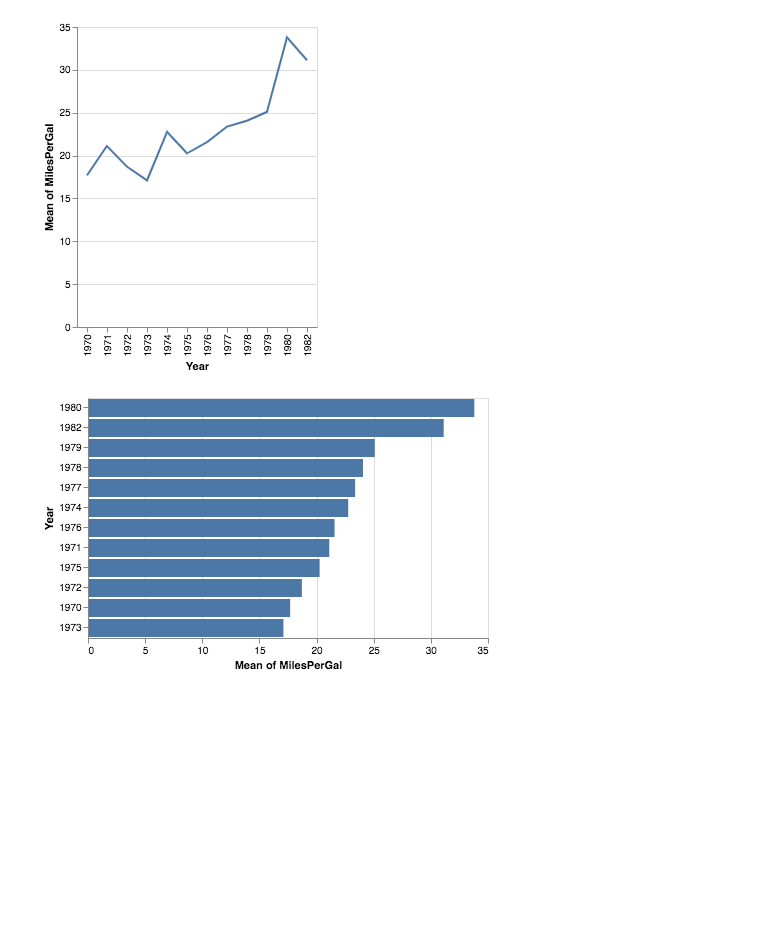
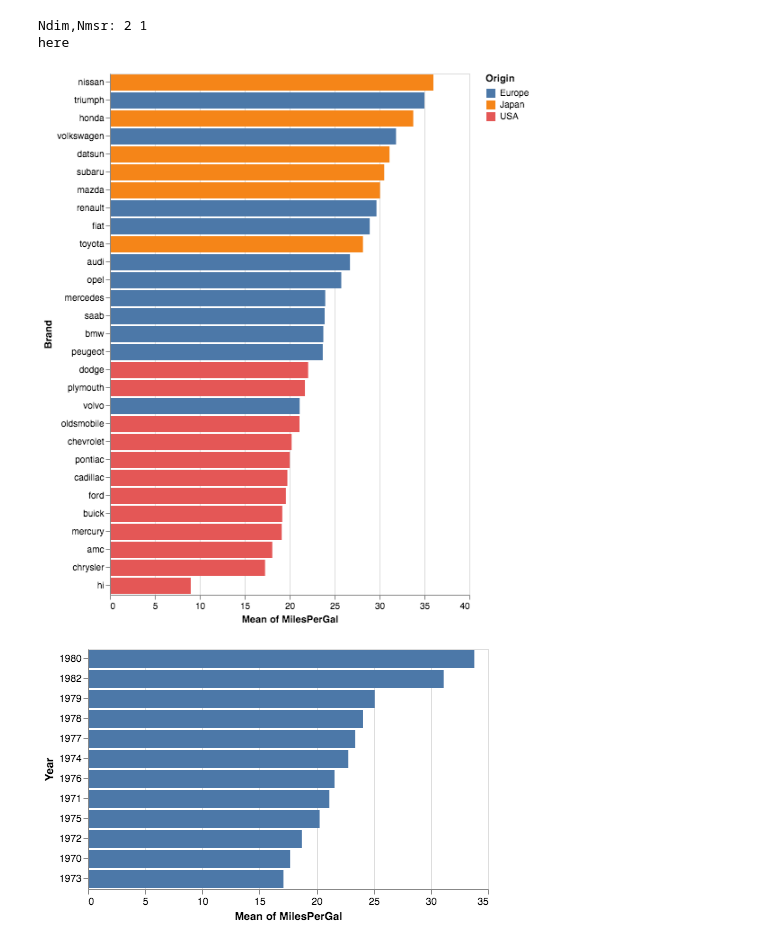
Before and after one commit to dorisjlee/datasci-api, a Jupyter notebook: ipynb/showMe Logic.ipynb, the cells around one changed output. Saved outputs shown, nothing was run; the diff lists cells and outputs as text; code cells hidden in the pictures; blank space fills up the shorter version.

```diff
--- a/ipynb/showMe Logic.ipynb
+++ b/ipynb/showMe Logic.ipynb
@@ -87,7 +95,3 @@ elif (Ndim==3):
     pass
 else:
     pass
-# %%
-chart.chart
-# %% [output]
-[figure, removed]
@@ -94,3 +107,10 @@ chart.chart
+# %%
+uObj = DataObj(dataset,[Column("MilesPerGal"), Column("Brand"), Column("Origin")])
+uObj.display()
+# %% [output]
+Ndim,Nmsr: 2 1
+here
+[figure, added]
 # %%
 uObj = DataObj(dataset,[Column("MilesPerGal"), Column("Year")])
 uObj.display()
```
Also changed, not shown: parts of 5 cells of this notebook, 2 other files.
